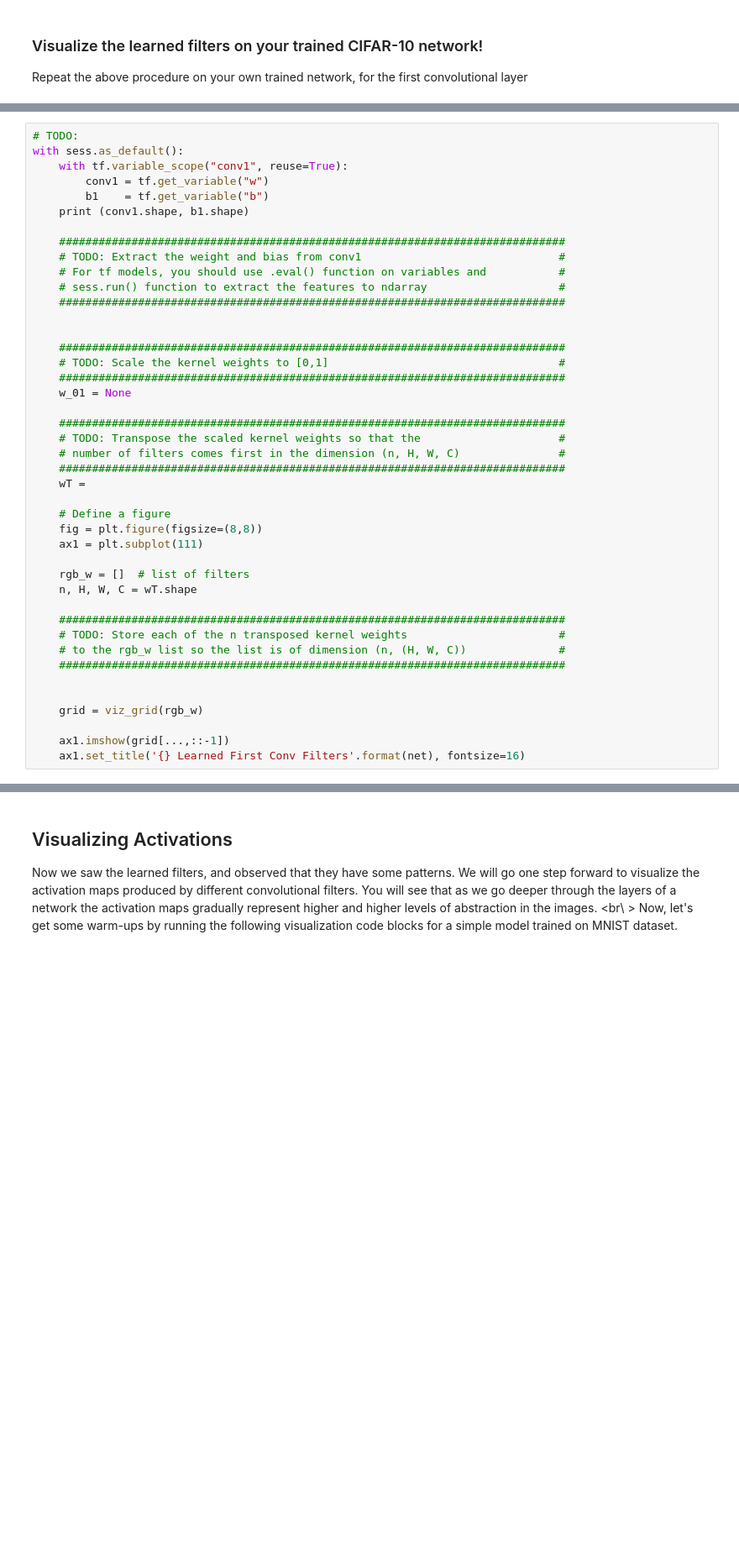
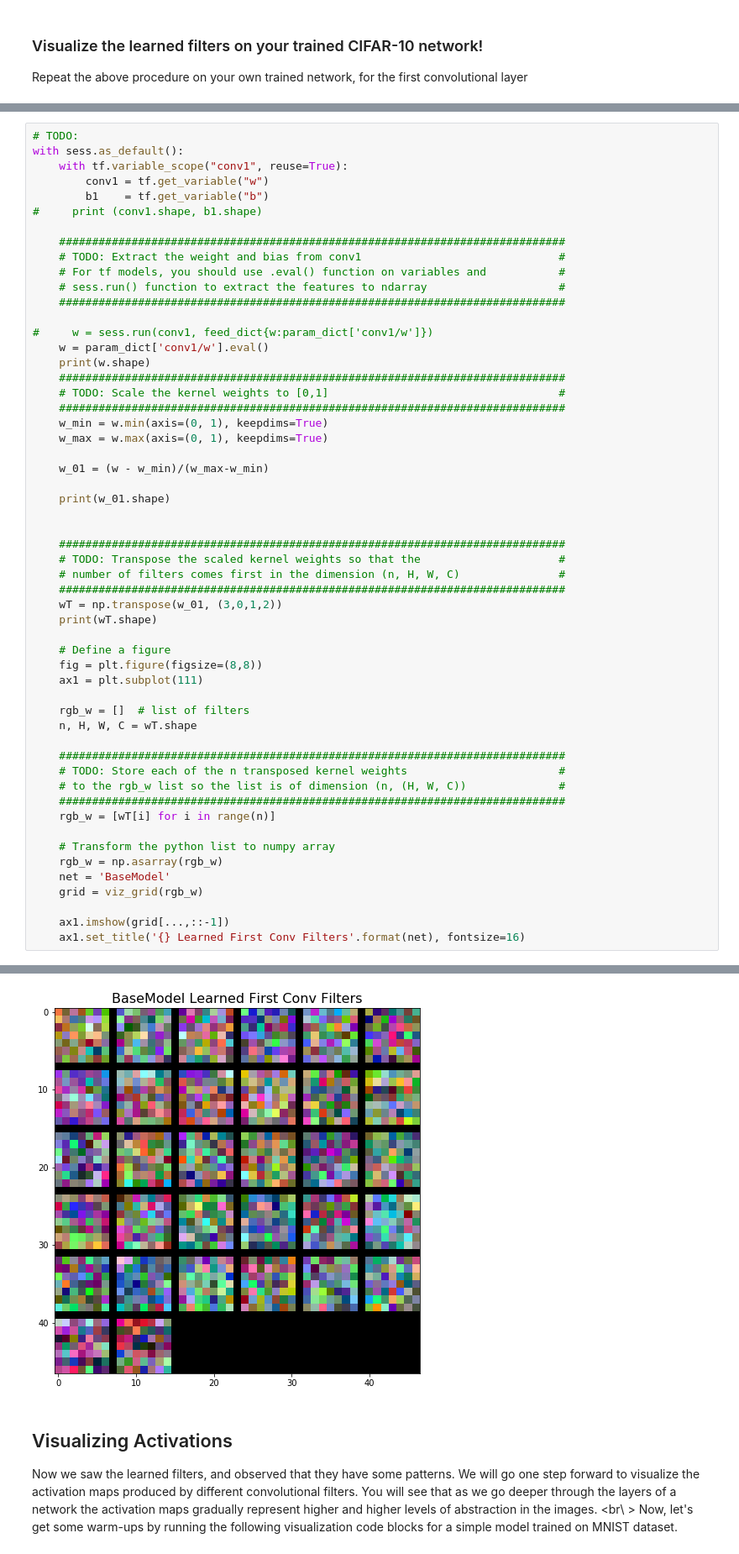
Before and after one commit to XingwenZhang/CSCI599DL, a Jupyter notebook: homework/homework1/assignment1-python3/Problem_4.ipynb, the cells around one changed output, grey strips where cells are left out. Shown: that part at 84% size. Cells and saved outputs as stored; diff of their text form; blank space fills up the shorter version.

```diff
--- a/homework/homework1/assignment1-python3/Problem_4.ipynb
+++ b/homework/homework1/assignment1-python3/Problem_4.ipynb
@@ -160,7 +457,7 @@ with sess.as_default():
     with tf.variable_scope("conv1", reuse=True):
         conv1 = tf.get_variable("w")
         b1    = tf.get_variable("b")
-    print (conv1.shape, b1.shape)
+#     print (conv1.shape, b1.shape)
 
     #############################################################################
     # TODO: Extract the weight and bias from conv1                              #
@@ -168,17 +465,26 @@ with sess.as_default():
     # sess.run() function to extract the features to ndarray                    #
     #############################################################################
 
-
+#     w = sess.run(conv1, feed_dict{w:param_dict['conv1/w']})
+    w = param_dict['conv1/w'].eval()
+    print(w.shape)
     #############################################################################
     # TODO: Scale the kernel weights to [0,1]                                   #
     #############################################################################
-    w_01 = None
+    w_min = w.min(axis=(0, 1), keepdims=True)
+    w_max = w.max(axis=(0, 1), keepdims=True)
+
+    w_01 = (w - w_min)/(w_max-w_min)
+
+    print(w_01.shape)
+
 
     #############################################################################
     # TODO: Transpose the scaled kernel weights so that the                     #
     # number of filters comes first in the dimension (n, H, W, C)               #
     #############################################################################
-    wT =
+    wT = np.transpose(w_01, (3,0,1,2))
+    print(wT.shape)
 
     # Define a figure
     fig = plt.figure(figsize=(8,8))
@@ -191,9 +497,13 @@ with sess.as_default():
     # TODO: Store each of the n transposed kernel weights                       #
     # to the rgb_w list so the list is of dimension (n, (H, W, C))              #
     #############################################################################
+    rgb_w = [wT[i] for i in range(n)]
 
-
+    # Transform the python list to numpy array
+    rgb_w = np.asarray(rgb_w)
+    net = 'BaseModel'
     grid = viz_grid(rgb_w)
 
     ax1.imshow(grid[...,::-1])
     ax1.set_title('{} Learned First Conv Filters'.format(net), fontsize=16)
+# %% [output]
@@ -200,3 +513,4 @@ with sess.as_default():
+[figure, added]
 # %% [markdown]
 ## Visualizing Activations
 Now we saw the learned filters, and observed that they have some patterns. We will go one step forward to visualize the activation maps produced by different convolutional filters. You will see that as we go deeper through the layers of a network the activation maps gradually represent higher and higher levels of abstraction in the images. <br\ >
```
Also changed, not shown: parts of 20 cells of this notebook.
